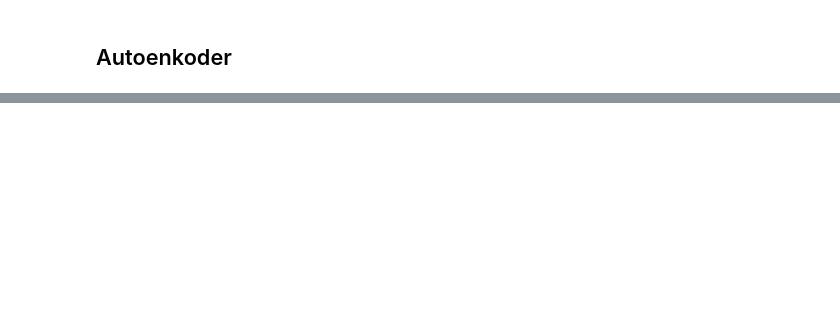
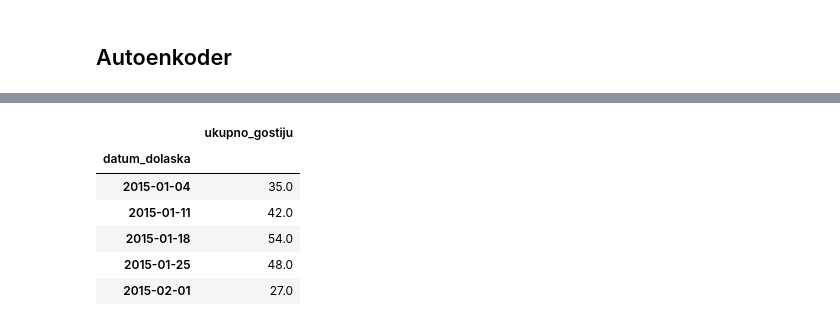
Before and after one commit to MarkoHaralovic/Prediction-of-Hotel-Occupancy, a Jupyter notebook: prediction-of-hotel-occupancy/notebooks/anomaly_detection_univariate_ts.ipynb, the cells around one changed output, grey strips where cells are left out. Saved outputs shown, nothing was run; the diff lists cells and outputs as text; code cells hidden in the pictures; blank space fills up the shorter version.

```diff
--- a/prediction-of-hotel-occupancy/notebooks/anomaly_detection_univariate_ts.ipynb
+++ b/prediction-of-hotel-occupancy/notebooks/anomaly_detection_univariate_ts.ipynb
@@ -360,0 +347,12 @@ ModuleNotFoundError: No module named 'tensorflow'
+# %%
+NumberOfGuestsWeeklyCityCopy = NumberOfGuestsWeeklyCity.copy()
+NumberOfGuestsWeeklyCityCopy.drop(columns = ['score','anomaly_value'],inplace=True)
+NumberOfGuestsWeeklyCityCopy.head()
+# %% [output]
+|  | ukupno_gostiju |
+| datum_dolaska |  |
+| 2015-01-04 | 35.0 |
+| 2015-01-11 | 42.0 |
+| 2015-01-18 | 54.0 |
+| 2015-01-25 | 48.0 |
+| 2015-02-01 | 27.0 |
```
Also changed, not shown: parts of 43 cells of this notebook.
